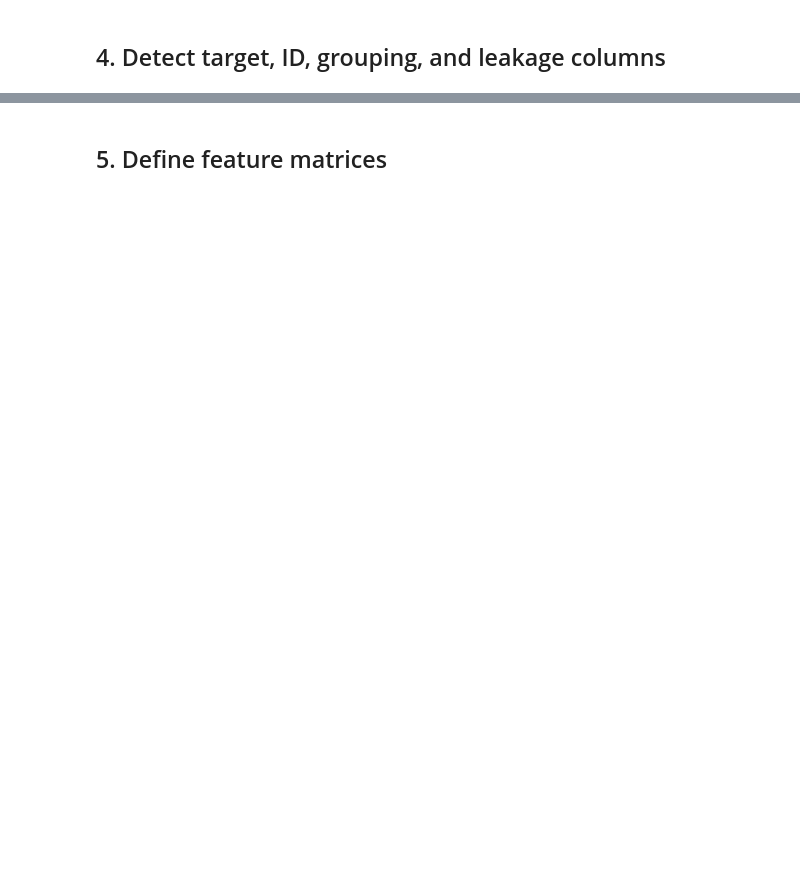
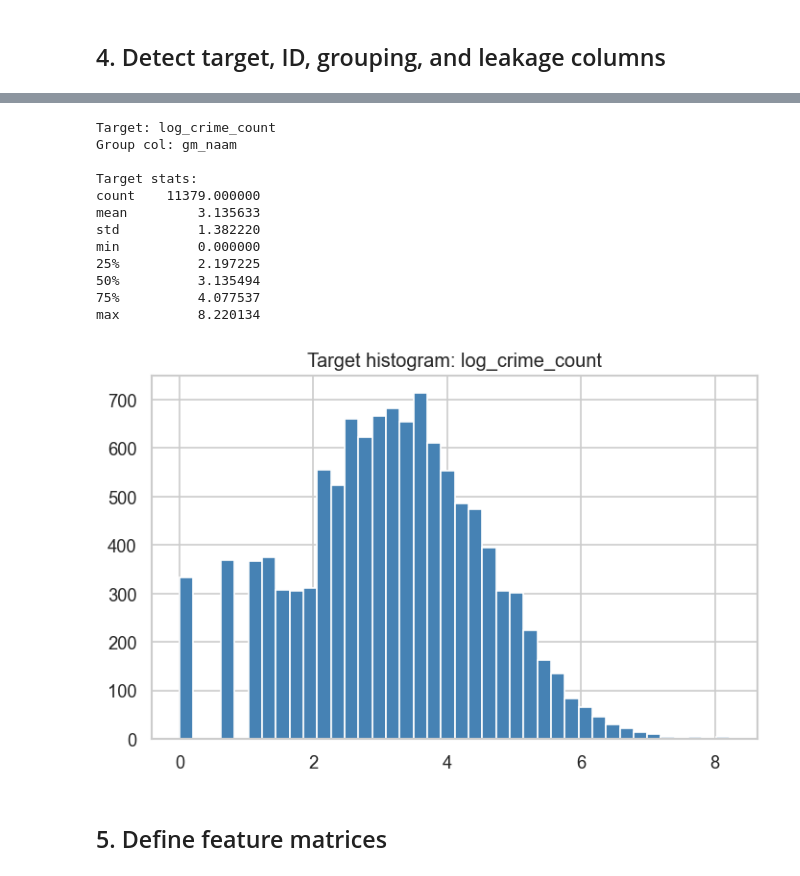
Before and after one commit to aukehilbrands/thesis, a Jupyter notebook: 6 - Modeling Improvement and Tuning.ipynb, the cells around one changed output, grey strips where cells are left out. Drawn from its saved outputs; the diff is of its cells as text; code cells hidden in the pictures; blank space fills up the shorter version.

```diff
--- a/6 - Modeling Improvement and Tuning.ipynb
+++ b/6 - Modeling Improvement and Tuning.ipynb
@@ -260,3 +119,78 @@ max          8.220134
+# %%
+# Target / grouping variables (fixed by preprocessing pipeline)
+TARGET_COL = "log_crime_count"
+if TARGET_COL not in base_df.columns or TARGET_COL not in spatial_df.columns:
+    raise KeyError(f"Expected '{TARGET_COL}' in both base and spatial datasets.")
+
+# Municipality-grouped CV (fixed for this thesis)
+GROUP_COL = "gm_naam"
+if GROUP_COL not in base_df.columns:
+    raise KeyError(f"Expected grouping column '{GROUP_COL}' in dataset.")
+
+# Columns excluded from predictors (identifiers, labels, and non-feature context)
+ID_COLS_BASE = [
+    "gwb_code_10",
+    "gwb_code_8",
+    "gwb_code",
+    "merge_key",
+    "regio",
+    "gm_naam",
+    "ID",
+    "Perioden",
+    "SoortMisdrijf",
+    "recs",
+    "centroid_x",
+    "centroid_y",
+]
+ID_COLS_SPATIAL = ID_COLS_BASE.copy()
+
+# Raw/near-target columns that must not be used as predictors
+RAW_TARGET_LIKE = {
+    "crime_count",
+    "crime_rate_per_1000",
+    "population",
+    "population_zero",
+    "GeregistreerdeMisdrijven_1",
+    "a_inw",
+}
+
+# Leakage patterns: ban target-derived lags/spillovers (keep exogenous queen_lag_* features)
+LEAKAGE_PATTERNS = [
+    r"spillover_spec",
+    r"spillover_target",
+    r"target_lag",
+    r"lag_y",
+    r"spillover_lag",
+    r"lag_.*crime",
+    r"crime.*lag",
+]
+LEAKAGE_REGEX = re.compile("|".join(LEAKAGE_PATTERNS), flags=re.IGNORECASE)
+
+print("Target:", TARGET_COL)
+print("Group col:", GROUP_COL)
+
+print("\nTarget stats:")
+print(base_df[TARGET_COL].describe().to_string())
+plt.figure(figsize=(6,4))
+plt.hist(base_df[TARGET_COL].dropna(), bins=40, color='steelblue', edgecolor='white')
+plt.title(f"Target histogram: {TARGET_COL}")
+plt.tight_layout()
+plt.savefig(FIG_DIR / f"target_hist_{TARGET_COL}.png")
+plt.show()
+# %% [output]
+Target: log_crime_count
+Group col: gm_naam
+
+Target stats:
+count    11379.000000
+mean         3.135633
+std          1.382220
+min          0.000000
+25%          2.197225
+50%          3.135494
+75%          4.077537
+max          8.220134
+[figure, added]
 # %% [markdown]
 ## 5. Define feature matrices
 # %%
```
Also changed, not shown: parts of 34 cells of this notebook, 43 other files.
